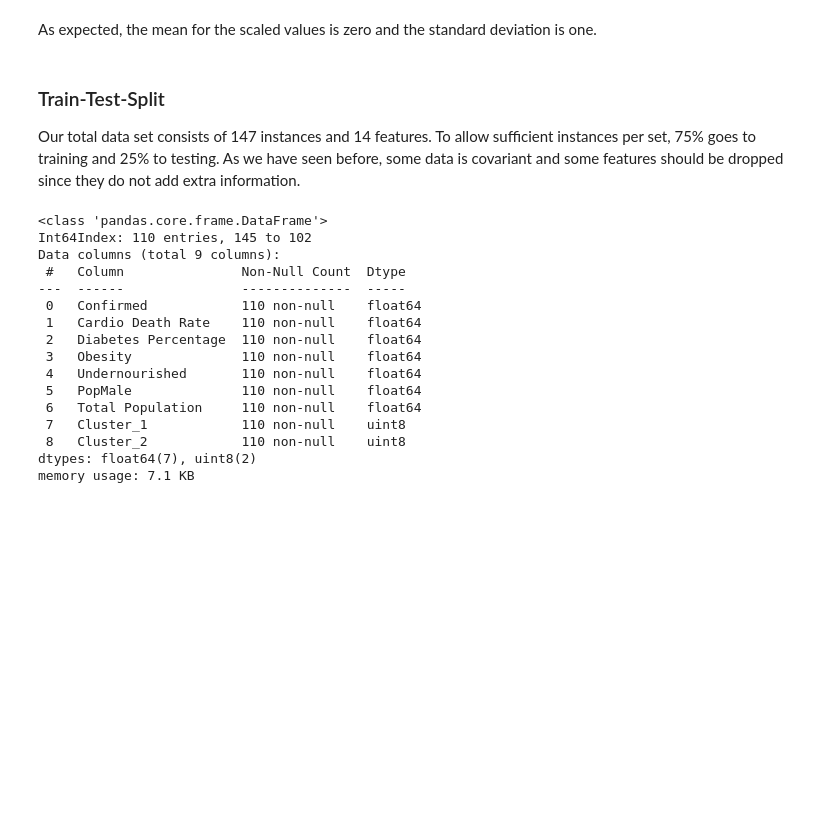
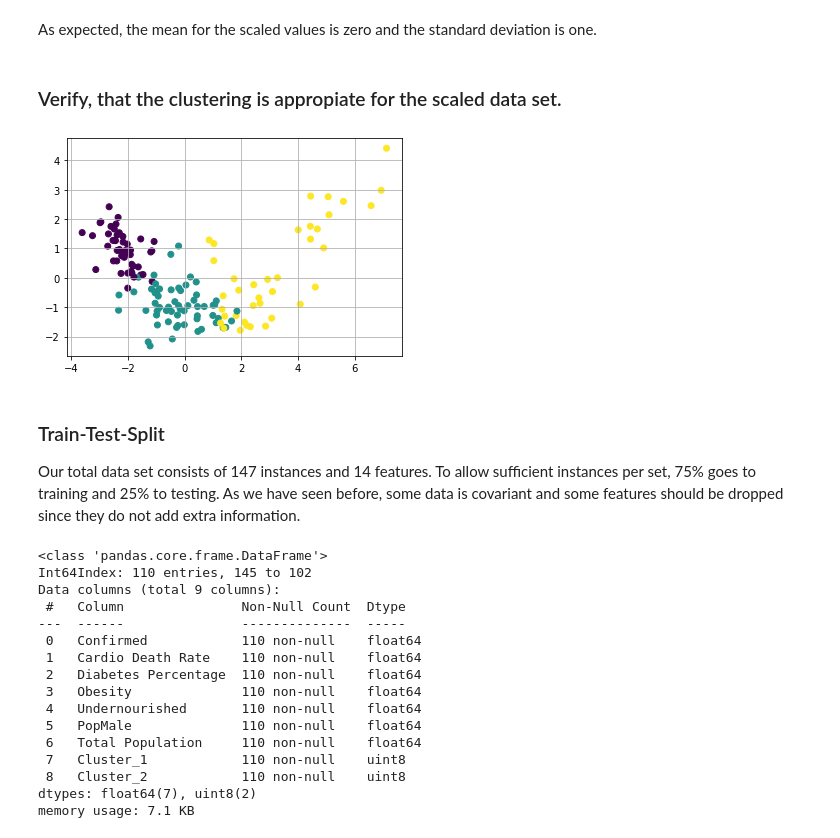
Before and after one commit to Lisalottel/Springboard, a Jupyter notebook: Capstone_02/notebooks/COVID-19_03-Preprocessing_Training.ipynb, the cells around one changed output. Drawn from its saved outputs; the diff is of its cells as text; code cells hidden in the pictures; blank space fills up the shorter version.

```diff
--- a/Capstone_02/notebooks/COVID-19_03-Preprocessing_Training.ipynb
+++ b/Capstone_02/notebooks/COVID-19_03-Preprocessing_Training.ipynb
@@ -82,6 +135,18 @@ df_scaled.describe().transpose()
 | Cluster_2 | 147.0 | 2.585034e-01 | 0.439309 | 0.000000 | 0.000000 | 0.000000 | 1.000000 | 1.000000 |
 # %% [markdown]
 As expected, the mean for the scaled values is zero and the standard deviation is one.
+# %% [markdown]
+### Verify, that the clustering is appropiate for the scaled data set.
+# %%
+from sklearn.decomposition import PCA
+pca = PCA(n_components=2)
+pca_features = pca.fit_transform(df_scaled.drop(['Country','Cluster_1','Cluster_2'],axis=1).values)
+plt.figure()
+plt.scatter(pca_features[:,0],pca_features[:,1],c = df.Clusters)
+plt.grid()
+plt.show()
+# %% [output]
+[figure, added]
 # %% [markdown]
 ### Train-Test-Split
 Our total data set consists of 147 instances and 14 features. To allow sufficient instances per set, 75% goes to training and 25% to testing. As we have seen before, some data is covariant and some features should be dropped since they do not add extra information.
```
Also changed, not shown: parts of 12 cells of this notebook.
